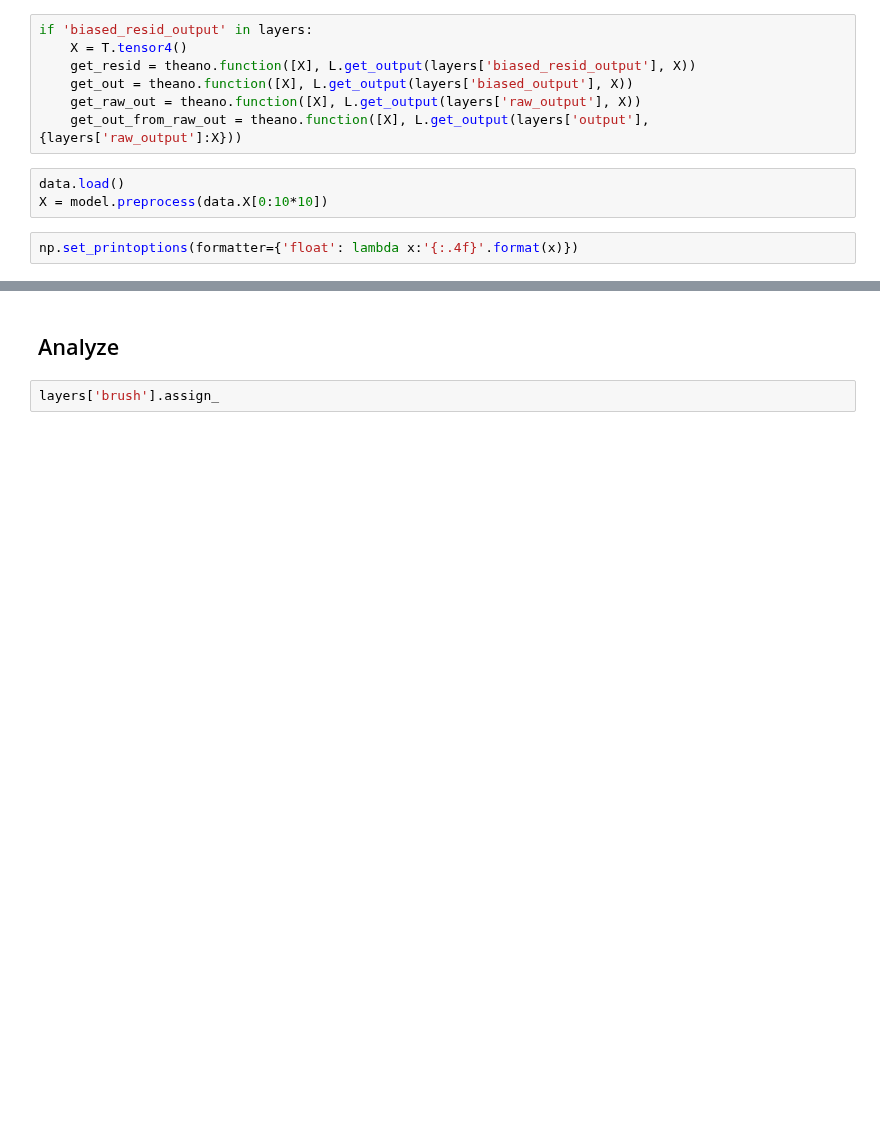
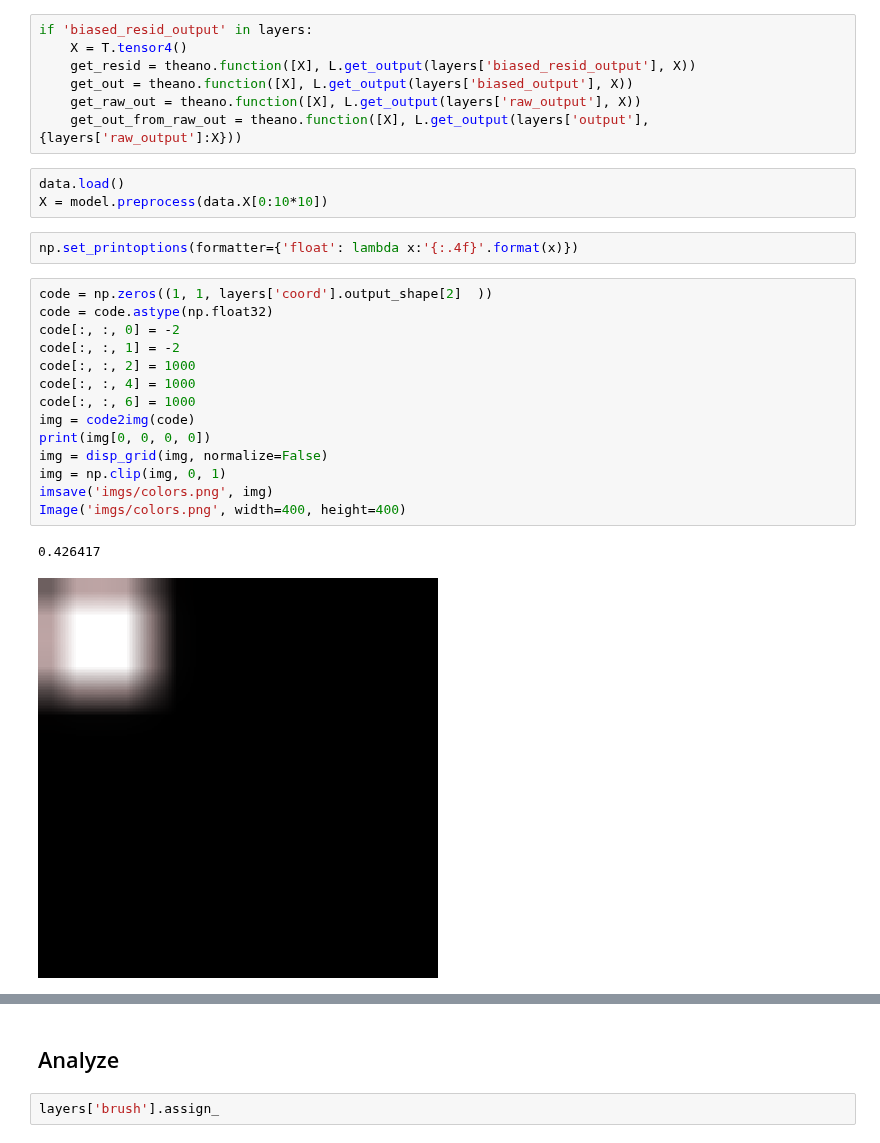
Before and after one commit to mehdidc/feature_generation, a Jupyter notebook: ipynb/brushstroke.ipynb, the cells around one changed output, grey strips where cells are left out. Saved outputs shown, nothing was run; the diff lists cells and outputs as text; blank space fills up the shorter version.

```diff
--- a/ipynb/brushstroke.ipynb
+++ b/ipynb/brushstroke.ipynb
@@ -143,4 +144,21 @@ data.load()
 X = model.preprocess(data.X[0:10*10])
 # %%
 np.set_printoptions(formatter={'float': lambda x:'{:.4f}'.format(x)})
+# %%
+code = np.zeros((1, 1, layers['coord'].output_shape[2]  ))
+code = code.astype(np.float32)
+code[:, :, 0] = -2
+code[:, :, 1] = -2
+code[:, :, 2] = 1000
+code[:, :, 4] = 1000
+code[:, :, 6] = 1000
+img = code2img(code)
+print(img[0, 0, 0, 0])
+img = disp_grid(img, normalize=False)
+img = np.clip(img, 0, 1)
+imsave('imgs/colors.png', img)
+Image('imgs/colors.png', width=400, height=400)
+# %% [output]
+0.426417
+[figure, added]
 # %%
```
Also changed, not shown: parts of 8 cells of this notebook, 2 other files.
